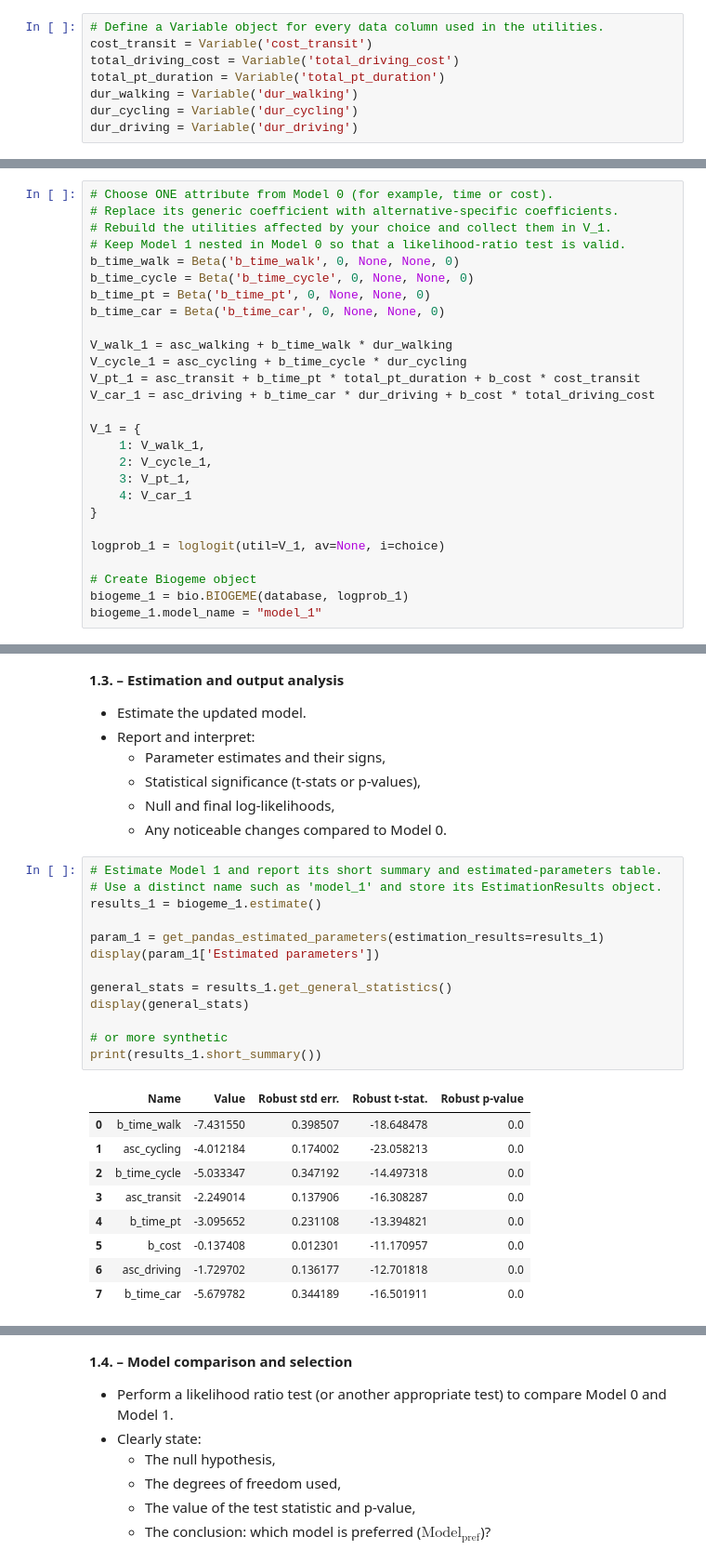
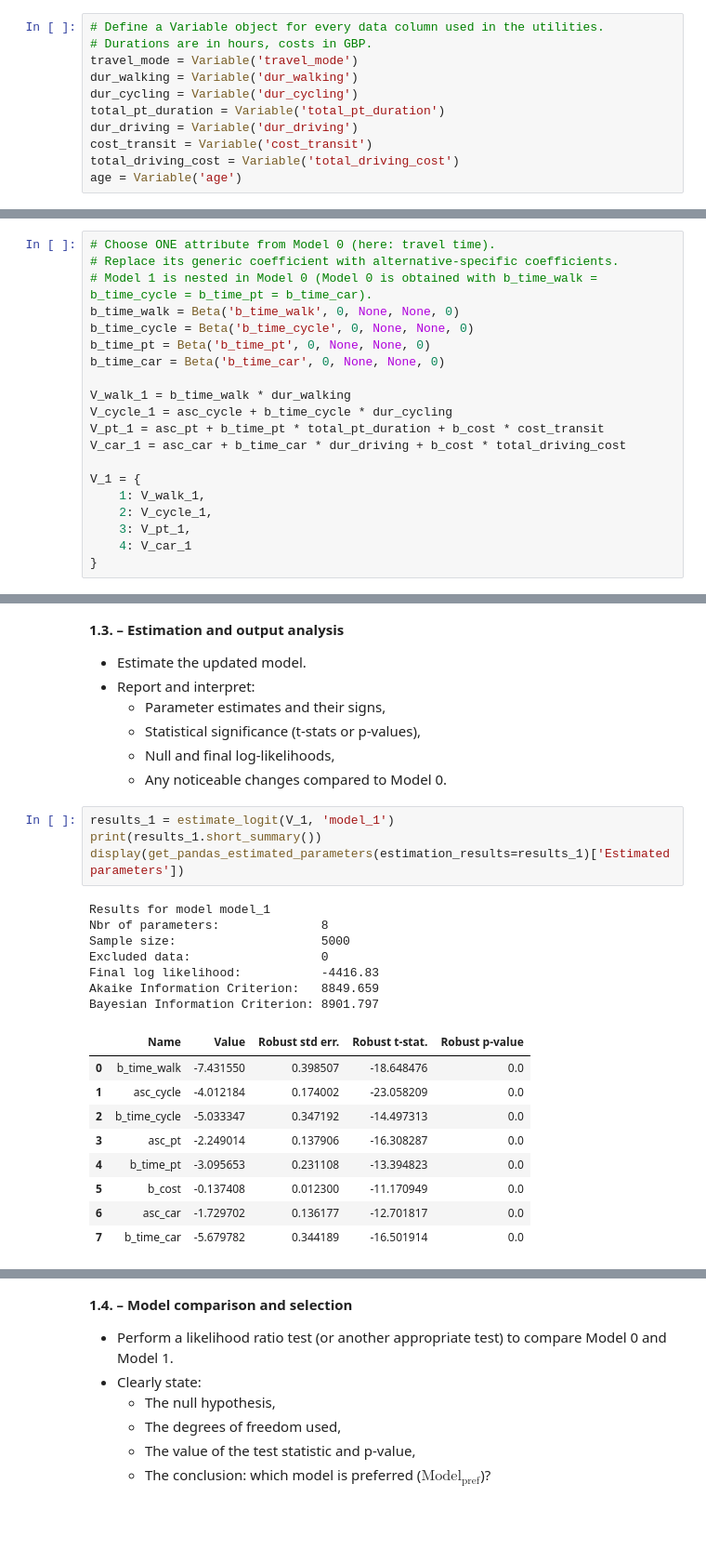
Before and after one commit to PabloSarro/london-mode-choice, a Jupyter notebook: assignment.ipynb, the cells around one changed output, grey strips where cells are left out. Shown at 93% size. Cells and saved outputs as stored; diff of their text form; blank space fills up the shorter version.

```diff
--- a/assignment.ipynb
+++ b/assignment.ipynb
@@ -87,11 +107,14 @@ len(df)
 - Use the same parameter values across alternatives (generic parameters).
 # %%
 # Define a Variable object for every data column used in the utilities.
+# Durations are in hours, costs in GBP.
+travel_mode = Variable('travel_mode')
+dur_walking = Variable('dur_walking')
+dur_cycling = Variable('dur_cycling')
+total_pt_duration = Variable('total_pt_duration')
+dur_driving = Variable('dur_driving')
 cost_transit = Variable('cost_transit')
 total_driving_cost = Variable('total_driving_cost')
-total_pt_duration = Variable('total_pt_duration')
-dur_walking = Variable('dur_walking')
-dur_cycling = Variable('dur_cycling')
-dur_driving = Variable('dur_driving')
+age = Variable('age')
 # %%
 # Define the choice variable, generic time and cost coefficients, and ASCs.
@@ -224,19 +255,18 @@ Using Model 0 as the base model, include alternative-specific parameters (i.e.,
 - Replace the generic coefficient for that attribute with **alternative-specific parameters**.
   - For example: instead of one $\beta_{\text{time}}$, define $\beta_{\text{time, car}}$...
 # %%
-# Choose ONE attribute from Model 0 (for example, time or cost).
+# Choose ONE attribute from Model 0 (here: travel time).
 # Replace its generic coefficient with alternative-specific coefficients.
-# Rebuild the utilities affected by your choice and collect them in V_1.
-# Keep Model 1 nested in Model 0 so that a likelihood-ratio test is valid.
+# Model 1 is nested in Model 0 (Model 0 is obtained with b_time_walk = b_time_cycle = b_time_pt = b_time_car).
 b_time_walk = Beta('b_time_walk', 0, None, None, 0)
 b_time_cycle = Beta('b_time_cycle', 0, None, None, 0)
 b_time_pt = Beta('b_time_pt', 0, None, None, 0)
 b_time_car = Beta('b_time_car', 0, None, None, 0)
 
-V_walk_1 = asc_walking + b_time_walk * dur_walking
-V_cycle_1 = asc_cycling + b_time_cycle * dur_cycling
-V_pt_1 = asc_transit + b_time_pt * total_pt_duration + b_cost * cost_transit
-V_car_1 = asc_driving + b_time_car * dur_driving + b_cost * total_driving_cost
+V_walk_1 = b_time_walk * dur_walking
+V_cycle_1 = asc_cycle + b_time_cycle * dur_cycling
+V_pt_1 = asc_pt + b_time_pt * total_pt_duration + b_cost * cost_transit
+V_car_1 = asc_car + b_time_car * dur_driving + b_cost * total_driving_cost
 
 V_1 = {
     1: V_walk_1,
@@ -244,12 +274,6 @@ V_1 = {
     3: V_pt_1,
     4: V_car_1
 }
-
-logprob_1 = loglogit(util=V_1, av=None, i=choice)
-
-# Create Biogeme object
-biogeme_1 = bio.BIOGEME(database, logprob_1)
-biogeme_1.model_name = "model_1"
 # %% [markdown]
 **1.2. – Behavioral interpretation**
 - Clearly state the behavioral assumption behind using different coefficients across alternatives.
@@ -268,25 +291,23 @@ For example, time spent in public transport may be less comfortable than time sp
   - Null and final log-likelihoods,
   - Any noticeable changes compared to Model 0.
 # %%
-# Estimate Model 1 and report its short summary and estimated-parameters table.
-# Use a distinct name such as 'model_1' and store its EstimationResults object.
-results_1 = biogeme_1.estimate()
-
-param_1 = get_pandas_estimated_parameters(estimation_results=results_1)
-display(param_1['Estimated parameters'])
-
-general_stats = results_1.get_general_statistics()
-display(general_stats)
-
-# or more synthetic
+results_1 = estimate_logit(V_1, 'model_1')
 print(results_1.short_summary())
+display(get_pandas_estimated_parameters(estimation_results=results_1)['Estimated parameters'])
 # %% [output]
+Results for model model_1
+Nbr of parameters:              8
+Sample size:                    5000
+Excluded data:                  0
+Final log likelihood:           -4416.83
+Akaike Information Criterion:   8849.659
+Bayesian Information Criterion: 8901.797
 |  | Name | Value | Robust std err. | Robust t-stat. | Robust p-value |
-| 0 | b_time_walk | -7.431550 | 0.398507 | -18.648478 | 0.0 |
-| 1 | asc_cycling | -4.012184 | 0.174002 | -23.058213 | 0.0 |
-| 2 | b_time_cycle | -5.033347 | 0.347192 | -14.497318 | 0.0 |
-| 3 | asc_transit | -2.249014 | 0.137906 | -16.308287 | 0.0 |
-| 4 | b_time_pt | -3.095652 | 0.231108 | -13.394821 | 0.0 |
-| 5 | b_cost | -0.137408 | 0.012301 | -11.170957 | 0.0 |
-| 6 | asc_driving | -1.729702 | 0.136177 | -12.701818 | 0.0 |
-| 7 | b_time_car | -5.679782 | 0.344189 | -16.501911 | 0.0 |
+| 0 | b_time_walk | -7.431550 | 0.398507 | -18.648476 | 0.0 |
+| 1 | asc_cycle | -4.012184 | 0.174002 | -23.058209 | 0.0 |
+| 2 | b_time_cycle | -5.033347 | 0.347192 | -14.497313 | 0.0 |
+| 3 | asc_pt | -2.249014 | 0.137906 | -16.308287 | 0.0 |
+| 4 | b_time_pt | -3.095653 | 0.231108 | -13.394823 | 0.0 |
+| 5 | b_cost | -0.137408 | 0.012300 | -11.170949 | 0.0 |
+| 6 | asc_car | -1.729702 | 0.136177 | -12.701817 | 0.0 |
+| 7 | b_time_car | -5.679782 | 0.344189 | -16.501914 | 0.0 |
```
Also changed, not shown: parts of 70 cells of this notebook.
